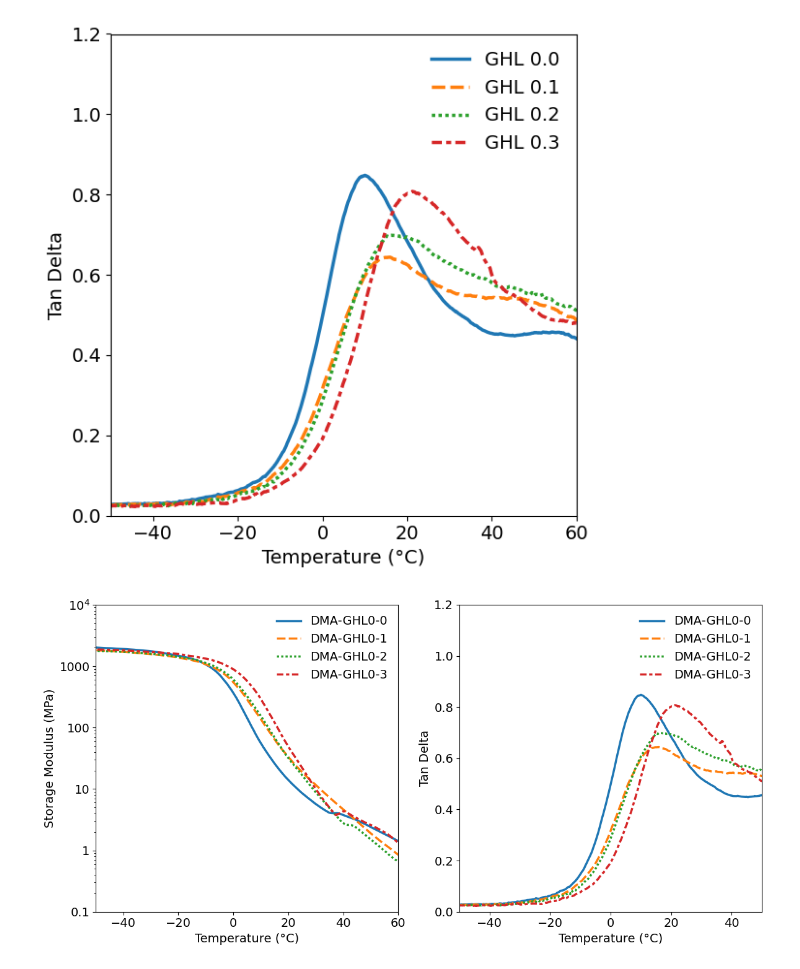
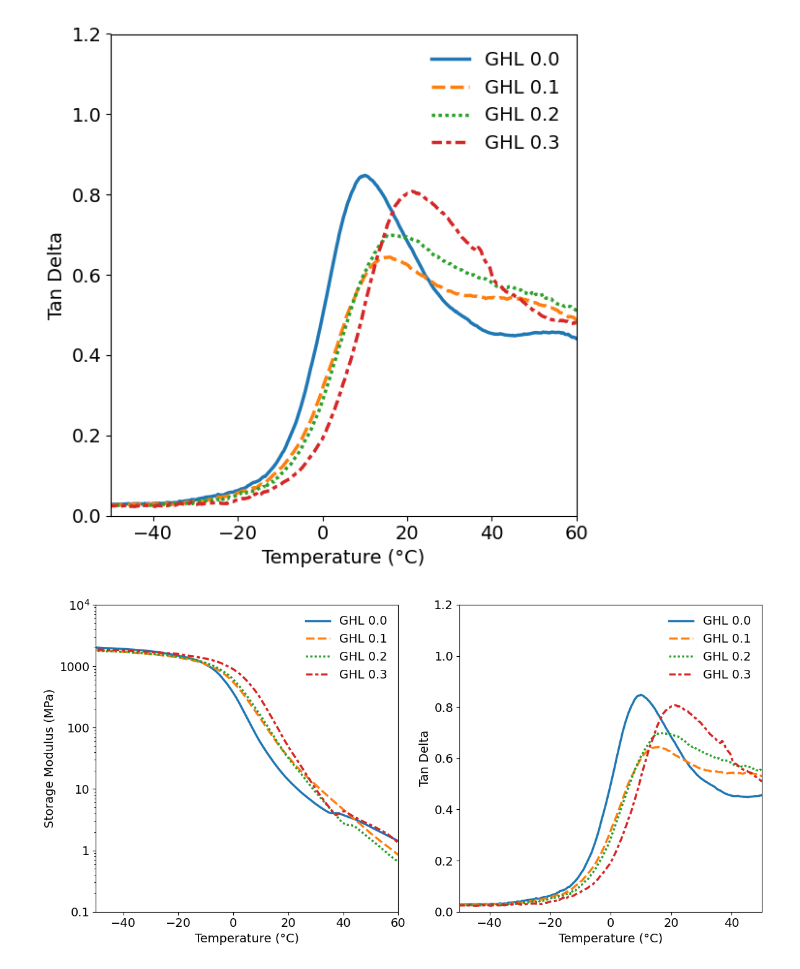
Before and after one commit to JHU-Kessler-Group/GraftedHybridLatexPaper, a Jupyter notebook: Figure5.ipynb, the cells around one changed output. Cells and saved outputs as stored; diff of their text form; code cells hidden in the pictures.

```diff
--- a/Figure5.ipynb
+++ b/Figure5.ipynb
@@ -92,6 +99,9 @@ Plotting 'Storage Modulus (MPa)' vs 'Temperature (deg C)'
 # %%
 # Update global font size
 plt.rcParams.update({'font.size': 14})
+
+# Set SVG font type to 'none' to allow text editing in Inkscape
+plt.rcParams['svg.fonttype'] = 'none'
 
 # Create figure and axes
 plt.figure(figsize=(6, 6))
@@ -161,6 +171,9 @@ plt.show()
 # %%
 # Update global font size
 plt.rcParams.update({'font.size': 14})
+
+# Set SVG font type to 'none' to allow text editing in Inkscape
+plt.rcParams['svg.fonttype'] = 'none'
 
 # Create figure and axes
 plt.figure(figsize=(6, 6))
@@ -222,6 +235,9 @@ plt.show()
 # %%
 # Update global font size
 plt.rcParams.update({'font.size': 14})
+
+# Set SVG font type to 'none' to allow text editing in Inkscape
+plt.rcParams['svg.fonttype'] = 'none'
 
 # Create a figure with 1 row and 2 columns
 fig, axs = plt.subplots(1, 2, figsize=(12, 6))
@@ -261,10 +277,10 @@ if current_labels and current_labels[0] == 'Sample':
     current_labels = current_labels[1:]
 
 label_mapping = {
-    'DMA-PU0-0': 'PU 0.0',
-    'DMA-PU0-1': 'PU 0.1',
-    'DMA-PU0-2': 'PU 0.2',
-    'DMA-PU0-3': 'PU 0.3'
+    'DMA-GHL0-0': 'GHL 0.0',
+    'DMA-GHL0-1': 'GHL 0.1',
+    'DMA-GHL0-2': 'GHL 0.2',
+    'DMA-GHL0-3': 'GHL 0.3'
 }
 new_labels = [label_mapping.get(l, l) for l in current_labels]
 axs[0].legend(handles=handles, labels=new_labels, title='', frameon=False)
@@ -281,31 +297,31 @@ sns.lineplot(
     ax=axs[1]
 )
 
 # Set limits
 axs[1].set_xlim(-50, 50)
 axs[1].set_ylim(0, 1.2)
 
 # Turn off grid lines and set labels
 axs[1].grid(False)
 axs[1].set_xlabel('Temperature (°C)')
 axs[1].set_ylabel('Tan Delta')
 
 # Legend for Right Plot
 handles, current_labels = axs[1].get_legend_handles_labels()
 if current_labels and current_labels[0] == 'Sample':
     handles = handles[1:]
     current_labels = current_labels[1:]
 
 new_labels = [label_mapping.get(l, l) for l in current_labels]
 axs[1].legend(handles=handles, labels=new_labels, title='', frameon=False)
 
 # Adjust layout
 plt.tight_layout()
 
 # Save the combined plot
 plt.savefig('combined_dma_plots.svg')
 
 # Display
 plt.show()
 # %% [output]
-[figure, old version]
+[figure, new version]
```
Also changed, not shown: parts of 2 cells of this notebook.
